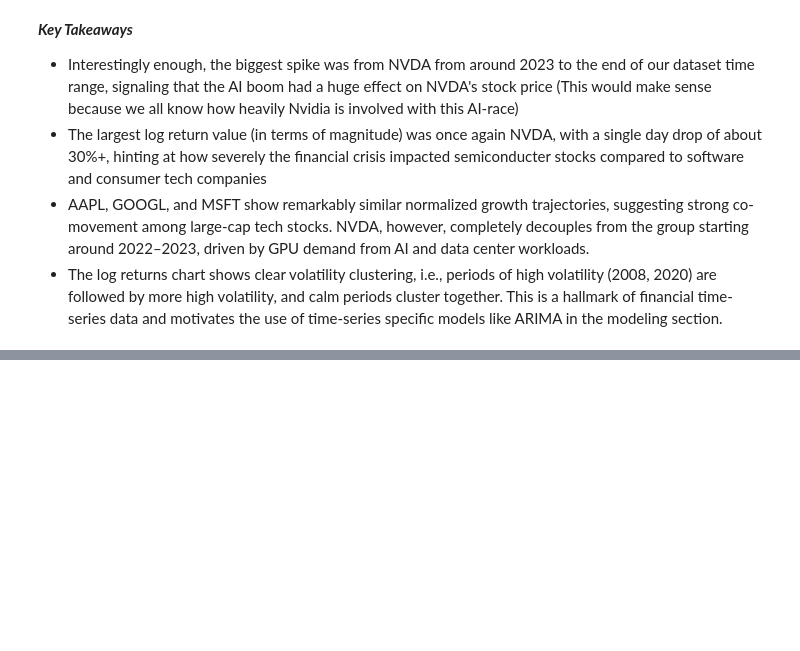
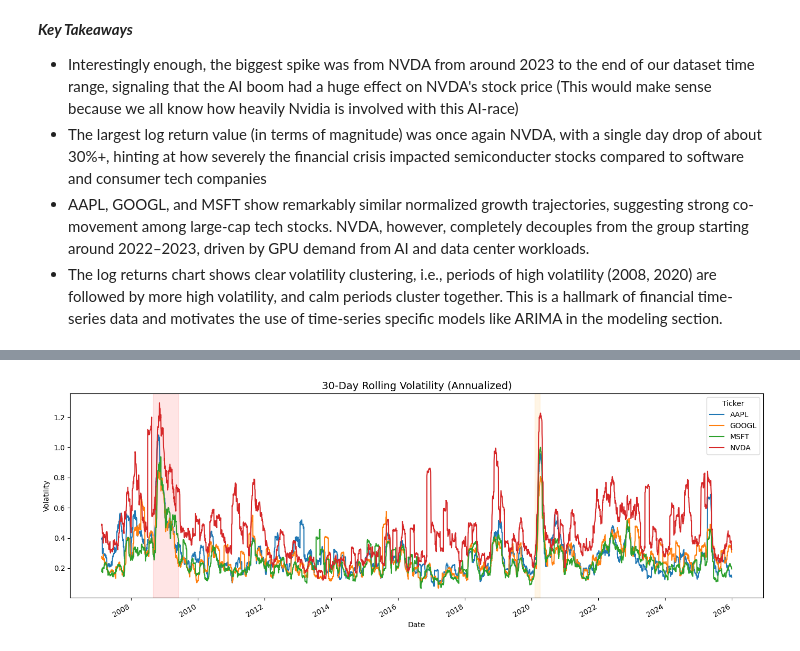
Before and after one commit to tosalam17/Quant-Time-Series-Project, a Jupyter notebook: quant-tsf.ipynb, the cells around one changed output, grey strips where cells are left out. Cells and saved outputs as stored; diff of their text form; code cells hidden in the pictures; blank space fills up the shorter version.

Commit message:
Finished up the last two visualizations and takeaways before the modeling, imported all the necessary models we'll be building for the modeling part of our project

```diff
--- a/quant-tsf.ipynb
+++ b/quant-tsf.ipynb
@@ -244,0 +251,16 @@ plt.show()
+# %%
+# 30-day rolling volatility
+rolling_vol = log_returns.rolling(window=30).std() * np.sqrt(252)  # annualized
+
+fig, ax = plt.subplots(figsize=(14, 5))
+rolling_vol.plot(ax=ax)
+ax.set_title('30-Day Rolling Volatility (Annualized)', fontsize=14)
+ax.set_xlabel('Date')
+ax.set_ylabel('Volatility')
+ax.legend(title='Ticker')
+ax.axvspan('2008-09-01', '2009-06-01', color='red', alpha=0.1)
+ax.axvspan('2020-02-01', '2020-04-01', color='orange', alpha=0.1)
+plt.tight_layout()
+plt.show()
+# %% [output]
+[figure, added]
```
Also changed, not shown: parts of 12 cells of this notebook, 3 other files.
